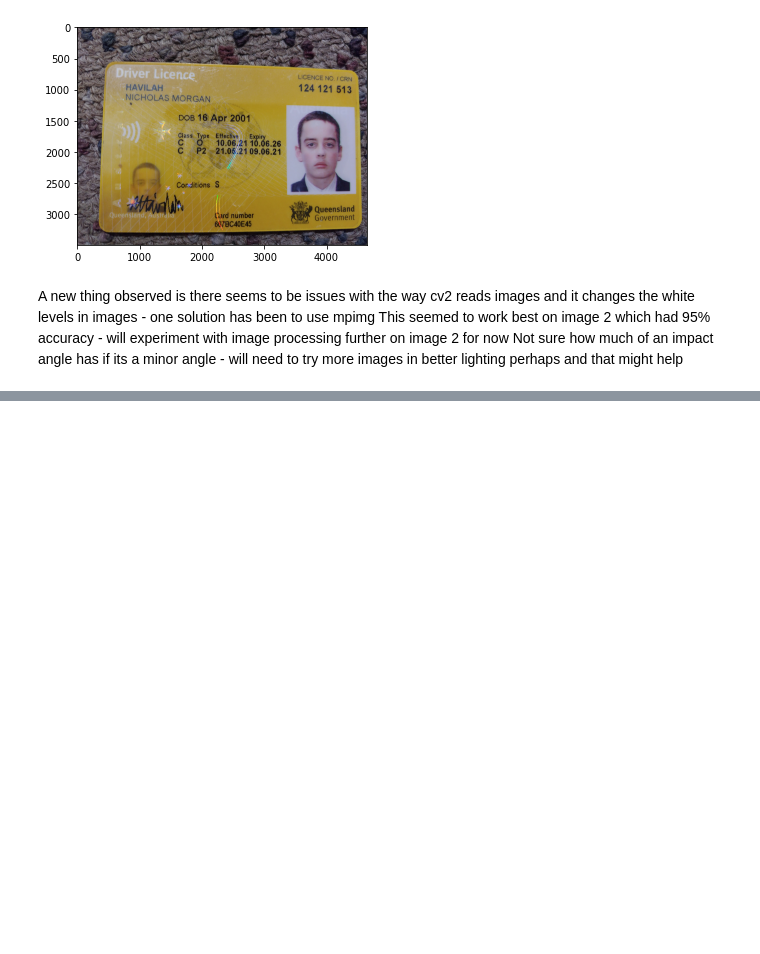
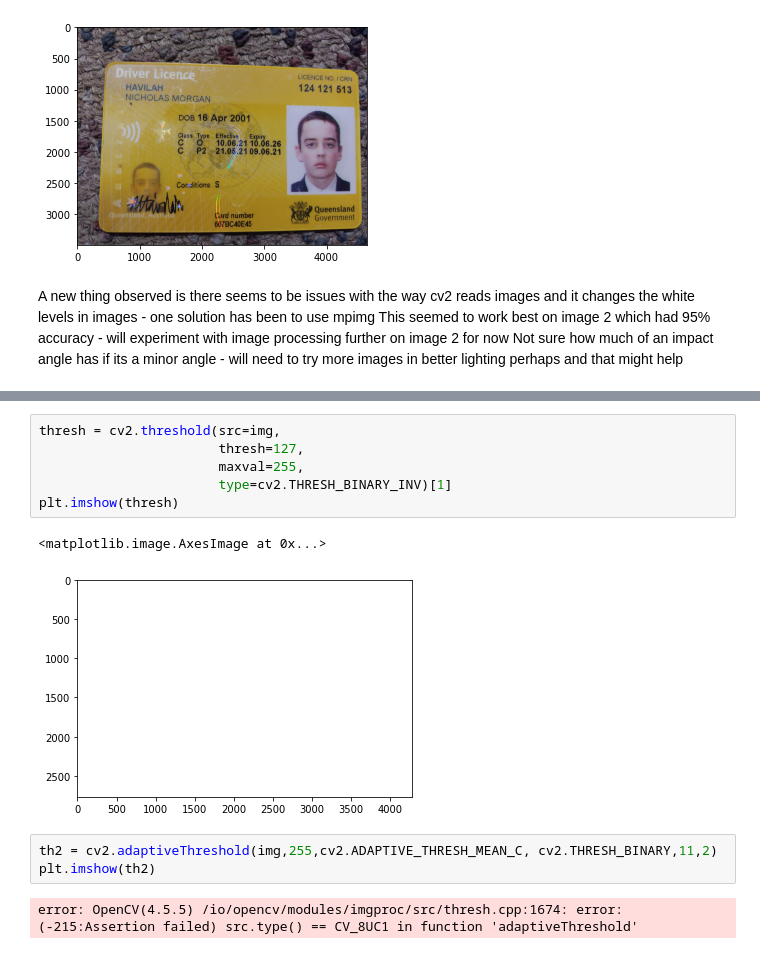
Before and after one commit to nhavilah/constructit, a Jupyter notebook: Image_Processor_Book_1.ipynb, the cells around one changed output, grey strips where cells are left out. Cells and saved outputs as stored; diff of their text form; blank space fills up the shorter version.

```diff
--- a/Image_Processor_Book_1.ipynb
+++ b/Image_Processor_Book_1.ipynb
@@ -1119,0 +1190,14 @@ Not sure how much of an impact angle has if its a minor angle - will need to try
+# %%
+thresh = cv2.threshold(src=img,
+                       thresh=127,
+                       maxval=255,
+                       type=cv2.THRESH_BINARY_INV)[1]
+plt.imshow(thresh)
+# %% [output]
+<matplotlib.image.AxesImage at 0x...>
+[figure, added]
+# %%
+th2 = cv2.adaptiveThreshold(img,255,cv2.ADAPTIVE_THRESH_MEAN_C, cv2.THRESH_BINARY,11,2)
+plt.imshow(th2)
+# %% [output]
+error: OpenCV(4.5.5) /io/opencv/modules/imgproc/src/thresh.cpp:1674: error: (-215:Assertion failed) src.type() == CV_8UC1 in function 'adaptiveThreshold'
```
Also changed, not shown: parts of 10 cells of this notebook.
